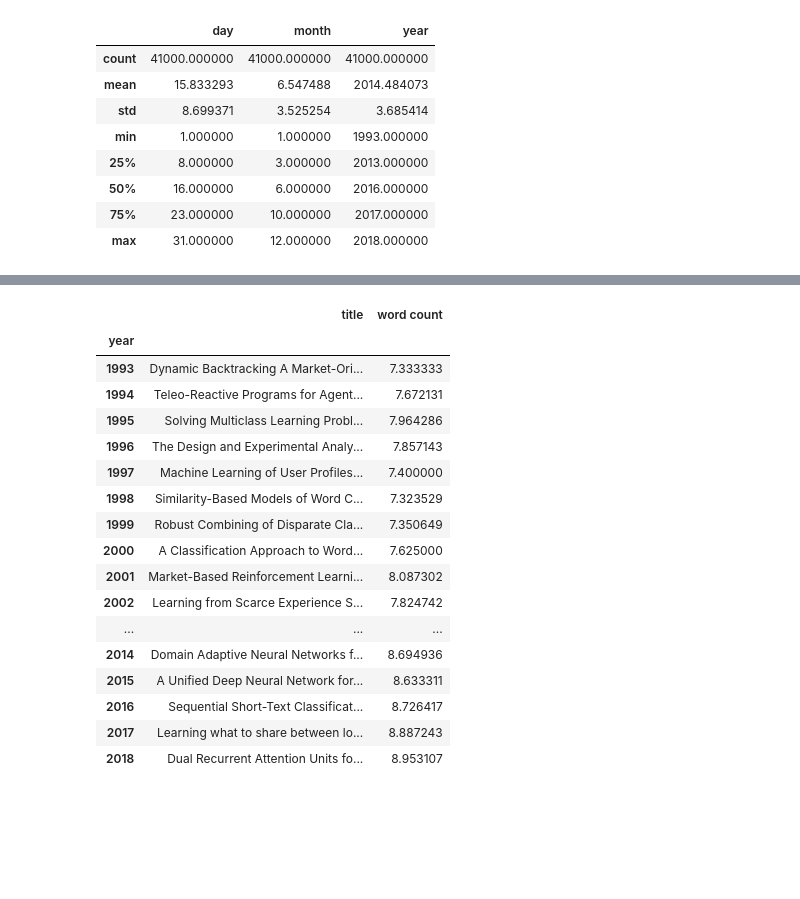
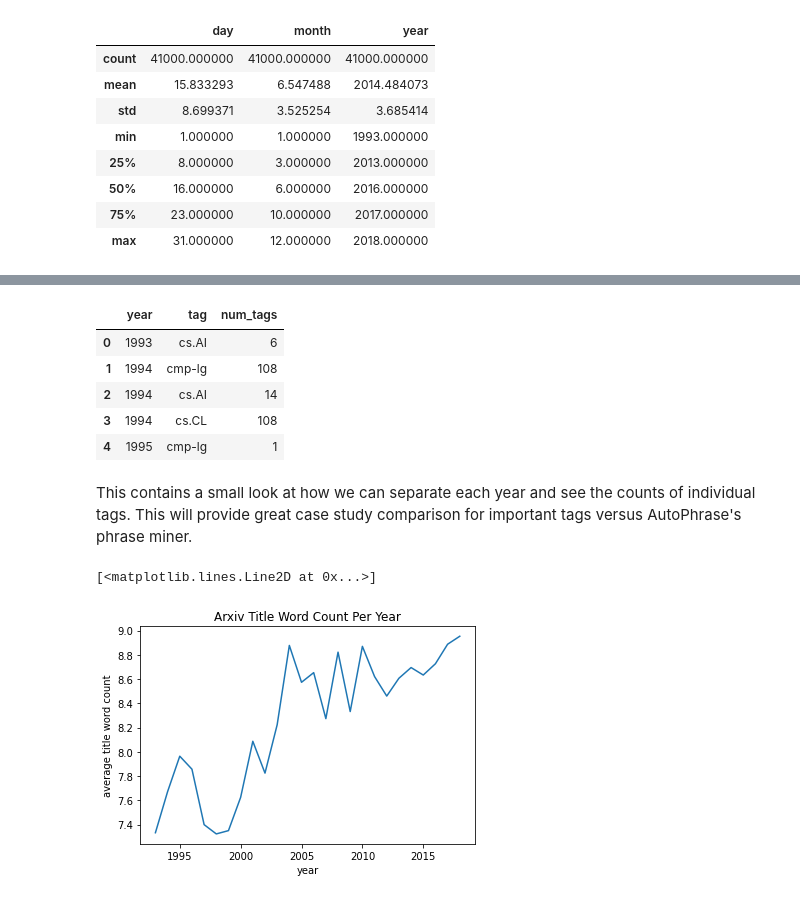
Before and after one commit to jamesjaeyu/autophrase_over_time, a Jupyter notebook: notebooks/EDA_Jason.ipynb, the cells around one changed output, grey strips where cells are left out. Saved outputs shown, nothing was run; the diff lists cells and outputs as text; code cells hidden in the pictures; blank space fills up the shorter version.

```diff
--- a/notebooks/EDA_Jason.ipynb
+++ b/notebooks/EDA_Jason.ipynb
@@ -51,30 +76,29 @@ Name: year, dtype: int64
+# %%
+arx_overtags = arx_expandtag.groupby(['year', 'tag']).count().reset_index()
+arx_overtags.head()
+# %% [output]
+|  | year | tag | num_tags |
+| 0 | 1993 | cs.AI | 6 |
+| 1 | 1994 | cmp-lg | 108 |
+| 2 | 1994 | cs.AI | 14 |
+| 3 | 1994 | cs.CL | 108 |
+| 4 | 1995 | cmp-lg | 1 |
+# %% [markdown]
+This contains a small look at how we can separate each year and see the counts of individual tags. This will provide great case study comparison for important tags versus AutoPhrase's phrase miner.
 # %%
 arx_tinfo = arx.loc[:, ('year', 'title')]
 arx_tinfo['word count'] = arx_tinfo['title'].str.split().apply(len)
 arx_tpy = arx_tinfo.groupby('year').agg({
     'title': ' '.join,
     'word count': 'mean'
 })
-arx_tpy
+plt.xlabel('year')
+plt.ylabel('average title word count')
+plt.title('Arxiv Title Word Count Per Year')
+plt.plot(arx_tpy.index, arx_tpy['word count'])
 # %% [output]
-|  | title | word count |
-| year |  |  |
-| 1993 | Dynamic Backtracking A Market-Ori... | 7.333333 |
-| 1994 | Teleo-Reactive Programs for Agent... | 7.672131 |
-| 1995 | Solving Multiclass Learning Probl... | 7.964286 |
-| 1996 | The Design and Experimental Analy... | 7.857143 |
-| 1997 | Machine Learning of User Profiles... | 7.400000 |
-| 1998 | Similarity-Based Models of Word C... | 7.323529 |
-| 1999 | Robust Combining of Disparate Cla... | 7.350649 |
-| 2000 | A Classification Approach to Word... | 7.625000 |
-| 2001 | Market-Based Reinforcement Learni... | 8.087302 |
-| 2002 | Learning from Scarce Experience S... | 7.824742 |
-| ... | ... | ... |
-| 2014 | Domain Adaptive Neural Networks f... | 8.694936 |
-| 2015 | A Unified Deep Neural Network for... | 8.633311 |
-| 2016 | Sequential Short-Text Classificat... | 8.726417 |
-| 2017 | Learning what to share between lo... | 8.887243 |
-| 2018 | Dual Recurrent Attention Units fo... | 8.953107 |
+[<matplotlib.lines.Line2D at 0x...>]
+[figure, added]
 # %%
 arx_abinfo = arx.loc[:, ('year', 'summary')]
 arx_abinfo['word count'] = arx_abinfo['summary'].str.split().apply(len)
```
Also changed, not shown: parts of 10 cells of this notebook.
